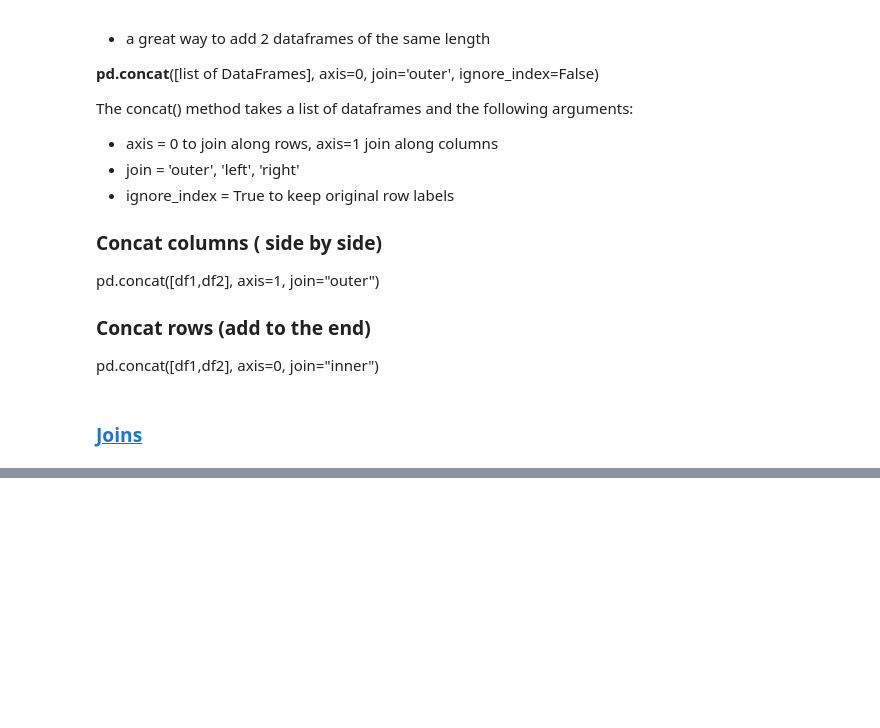
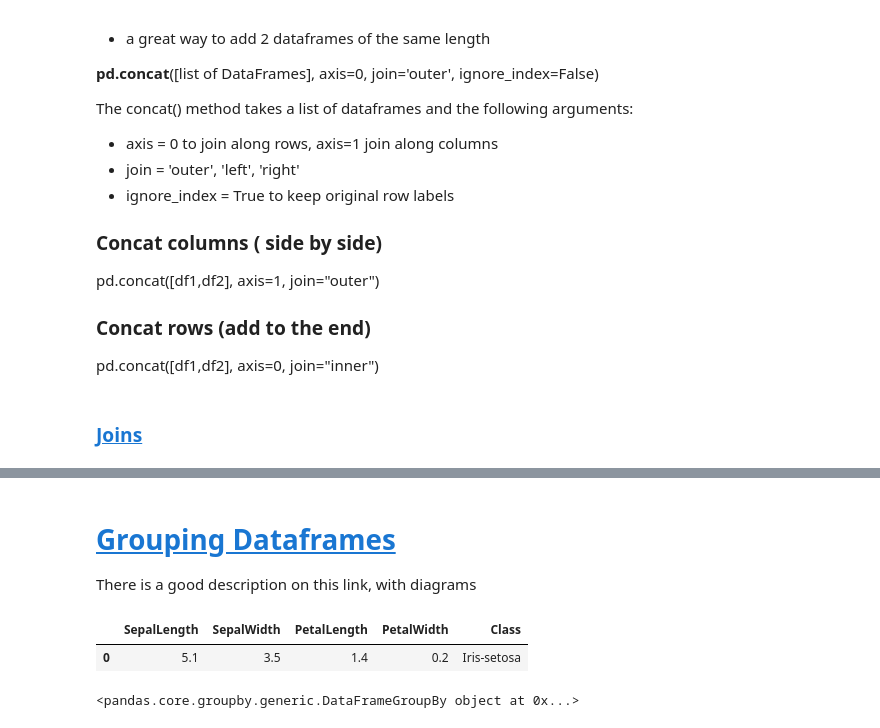
Before and after one commit to davideliason/DM4BA_Personal_Practice, a Jupyter notebook: Pandas_DataAnalysis.ipynb, the cells around one changed output, grey strips where cells are left out. Saved outputs shown, nothing was run; the diff lists cells and outputs as text; code cells hidden in the pictures; blank space fills up the shorter version.

```diff
--- a/Pandas_DataAnalysis.ipynb
+++ b/Pandas_DataAnalysis.ipynb
@@ -331,0 +330,4 @@ NameError: name 'df1' is not defined
+# %% [markdown]
+# [Grouping Dataframes](https://github.com/summerela/python_data_analysis/blob/master/data_munging/Notebooks/Grouping%20Data%20Frames.ipynb)
+
+There is a good description on this link, with diagrams
@@ -331,0 +346,5 @@ NameError: name 'df1' is not defined
+# %%
+iris.head(1)
+# %% [output]
+|  | SepalLength | SepalWidth | PetalLength | PetalWidth | Class |
+| 0 | 5.1 | 3.5 | 1.4 | 0.2 | Iris-setosa |
@@ -331,0 +354,4 @@ NameError: name 'df1' is not defined
+# %%
+iris_classes  # groupby object
+# %% [output]
+<pandas.core.groupby.generic.DataFrameGroupBy object at 0x...>
```
Also changed, not shown: parts of 9 cells of this notebook.
